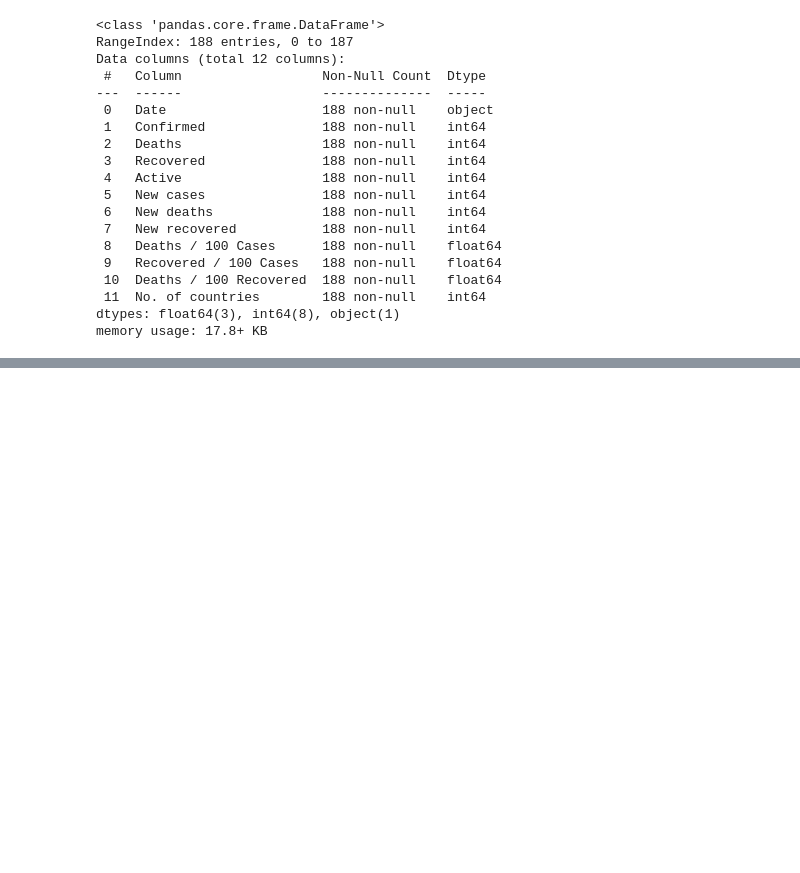
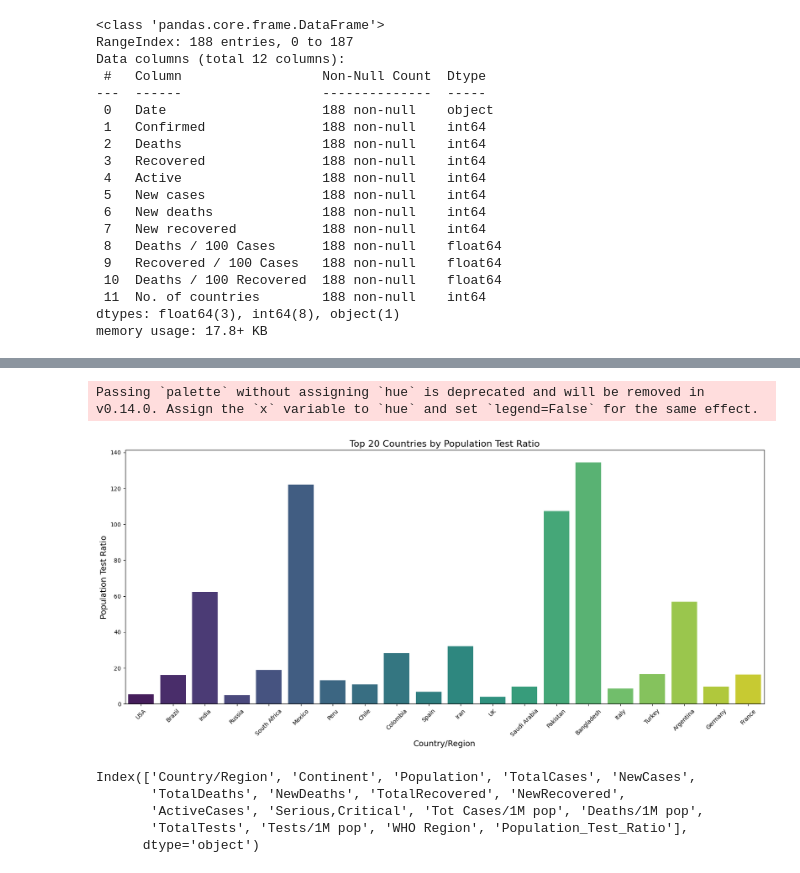
Before and after one commit to Shimul-Zahan/ML-Bootcamp, a Jupyter notebook: Data Analysis Projects/covid-19_data_analysis.ipynb, the cells around one changed output, grey strips where cells are left out. Drawn from its saved outputs; the diff is of its cells as text; code cells hidden in the pictures; blank space fills up the shorter version.

Commit message:
Working with covid-19 data analysis

```diff
--- a/Data Analysis Projects/covid-19_data_analysis.ipynb
+++ b/Data Analysis Projects/covid-19_data_analysis.ipynb
@@ -120,0 +132,3 @@ memory usage: 17.8+ KB
+# %%
+world_data['Population_Test_Ratio'] = world_data['Population'] / world_data['TotalTests']
+# sorted_data = world_data.sort_values('Population_Test_Ratio', ascending=False).iloc[:20]
@@ -120,0 +146,19 @@ memory usage: 17.8+ KB
+# %%
+plt.figure(figsize=(20, 8))
+sns.barplot(world_data[:20], x='Country/Region', y='Population_Test_Ratio', weights='Population_Test_Ratio', palette='viridis')
+plt.title('Top 20 Countries by Population Test Ratio', fontsize=16)
+plt.xlabel('Country/Region', fontsize=14)
+plt.ylabel('Population Test Ratio', fontsize=14)
+plt.xticks(rotation=45)
+plt.show()
+# %% [output]
+Passing `palette` without assigning `hue` is deprecated and will be removed in v0.14.0. Assign the `x` variable to `hue` and set `legend=False` for the same effect.
+[figure, added]
+# %%
+world_data.columns
+# %% [output]
+Index(['Country/Region', 'Continent', 'Population', 'TotalCases', 'NewCases',
+       'TotalDeaths', 'NewDeaths', 'TotalRecovered', 'NewRecovered',
+       'ActiveCases', 'Serious,Critical', 'Tot Cases/1M pop', 'Deaths/1M pop',
+       'TotalTests', 'Tests/1M pop', 'WHO Region', 'Population_Test_Ratio'],
+      dtype='object')
```
Also changed, not shown: parts of 15 cells of this notebook.
